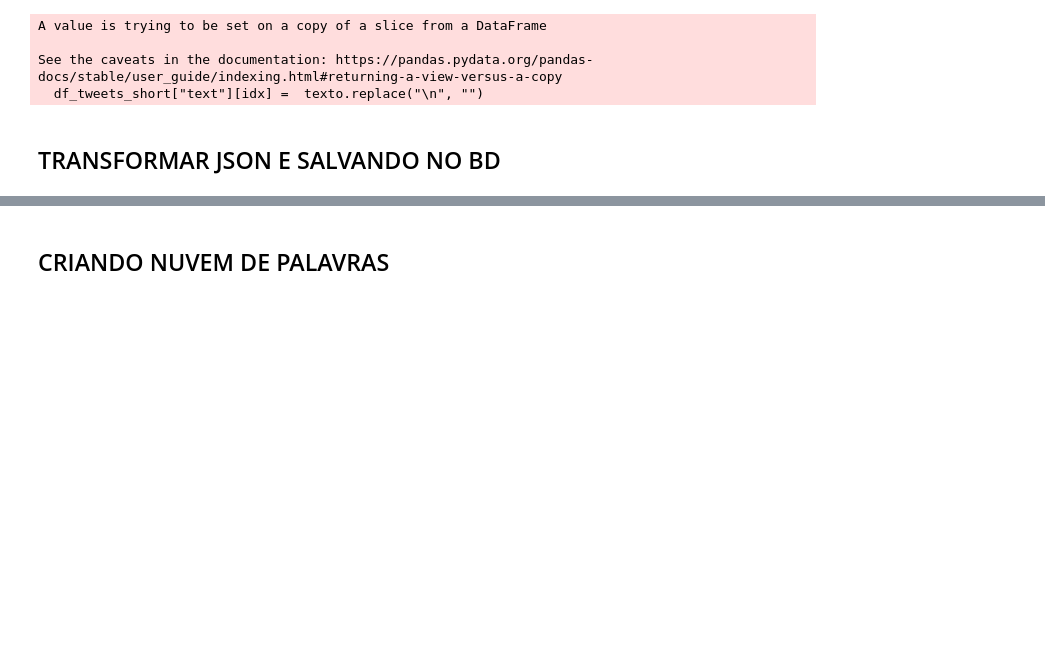
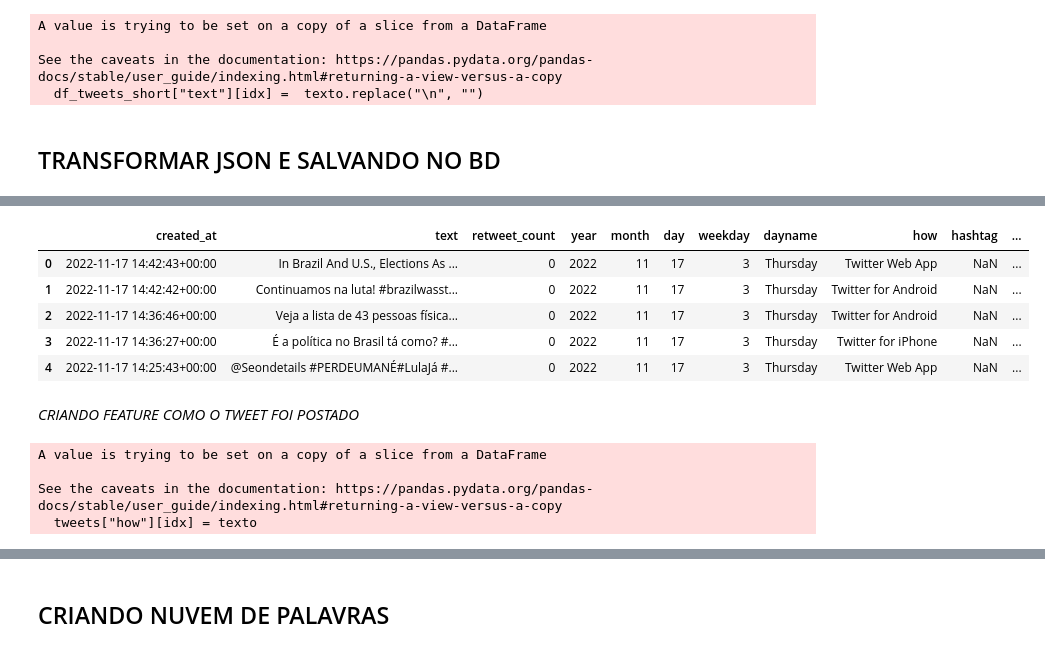
Before and after one commit to pastoril10/Classificacao_AnaliseSentimentoTweets, a Jupyter notebook: analise_dados_tweets.ipynb, the cells around one changed output, grey strips where cells are left out. Drawn from its saved outputs; the diff is of its cells as text; code cells hidden in the pictures; blank space fills up the shorter version.

```diff
--- a/analise_dados_tweets.ipynb
+++ b/analise_dados_tweets.ipynb
@@ -195,0 +200,2 @@ tweets.head()
+# %%
+tweets["created_at"] = pd.to_datetime(tweets["created_at"])
@@ -195,0 +204,6 @@ tweets.head()
+# %%
+tweets['year'] = tweets['created_at'].dt.year
+tweets['month'] = tweets['created_at'].dt.month
+tweets['day'] = tweets['created_at'].dt.day
+tweets["weekday"] = tweets['created_at'].dt.weekday
+tweets["dayname"] = tweets['created_at'].dt.day_name()
@@ -195,0 +230,26 @@ tweets.head()
+# %%
+tweets.head()
+# %% [output]
+|  | created_at | text | retweet_count | year | month | day | weekday | dayname | how | hashtag | ... |
+| 0 | 2022-11-17 14:42:43+00:00 | In Brazil And U.S., Elections As ... | 0 | 2022 | 11 | 17 | 3 | Thursday | Twitter Web App | NaN | ... |
+| 1 | 2022-11-17 14:42:42+00:00 | Continuamos na luta! #brazilwasst... | 0 | 2022 | 11 | 17 | 3 | Thursday | Twitter for Android | NaN | ... |
+| 2 | 2022-11-17 14:36:46+00:00 | Veja a lista de 43 pessoas física... | 0 | 2022 | 11 | 17 | 3 | Thursday | Twitter for Android | NaN | ... |
+| 3 | 2022-11-17 14:36:27+00:00 | É a política no Brasil tá como? #... | 0 | 2022 | 11 | 17 | 3 | Thursday | Twitter for iPhone | NaN | ... |
+| 4 | 2022-11-17 14:25:43+00:00 | @Seondetails #PERDEUMANÉ#LulaJá #... | 0 | 2022 | 11 | 17 | 3 | Thursday | Twitter Web App | NaN | ... |
+# %% [markdown]
+*CRIANDO FEATURE COMO O TWEET FOI POSTADO*
+# %%
+caracteres = "<>"
+tweets["how"] = np.nan
+for idx, dado in enumerate(tweets["source"]):
+    padrao = re.compile('>.+<')
+    texto = padrao.findall(dado)[0]
+    for caracter in caracteres:
+        texto = texto.replace(caracter, "")
+
+    tweets["how"][idx] = texto
+# %% [output]
+A value is trying to be set on a copy of a slice from a DataFrame
+
+See the caveats in the documentation: https://pandas.pydata.org/pandas-docs/stable/user_guide/indexing.html#returning-a-view-versus-a-copy
+  tweets["how"][idx] = texto
```
Also changed, not shown: parts of 15 cells of this notebook.
